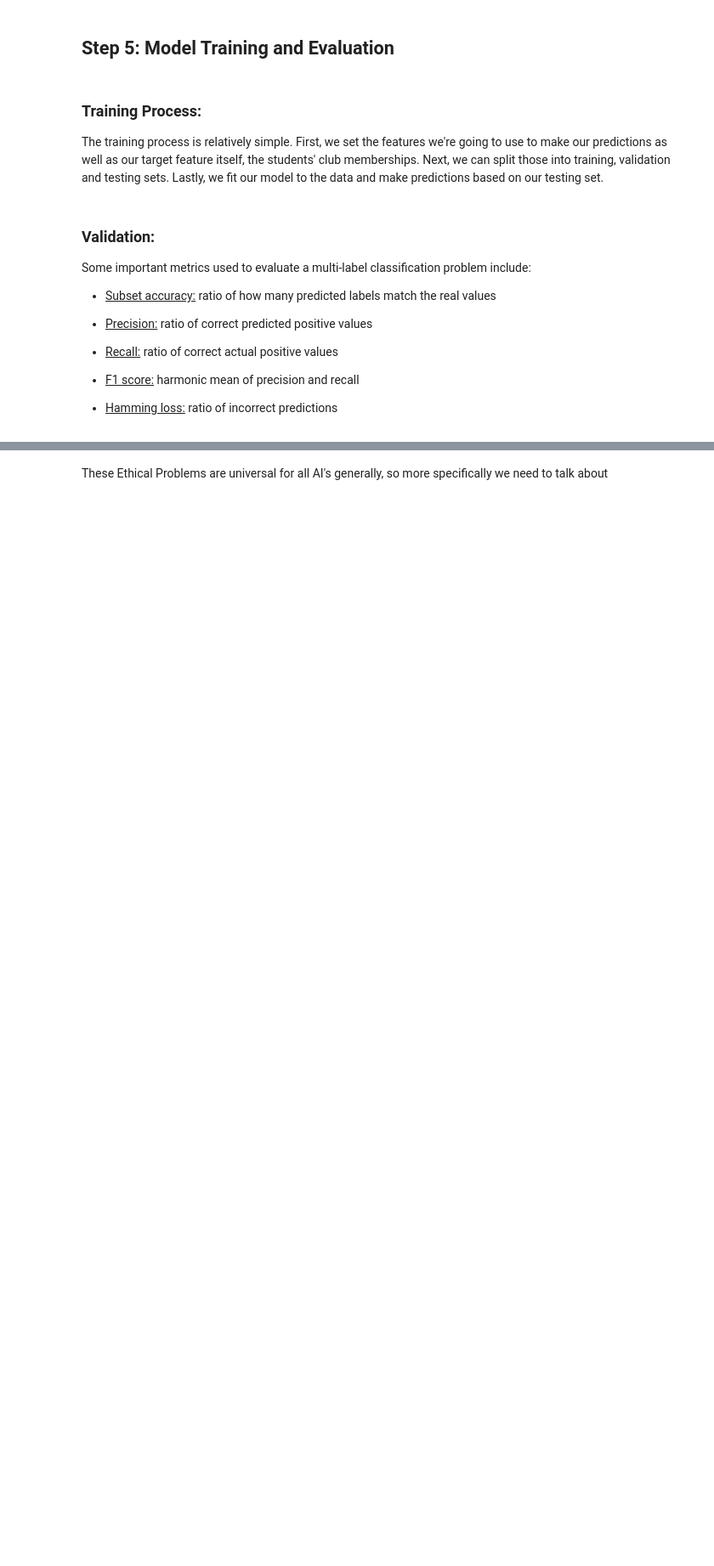
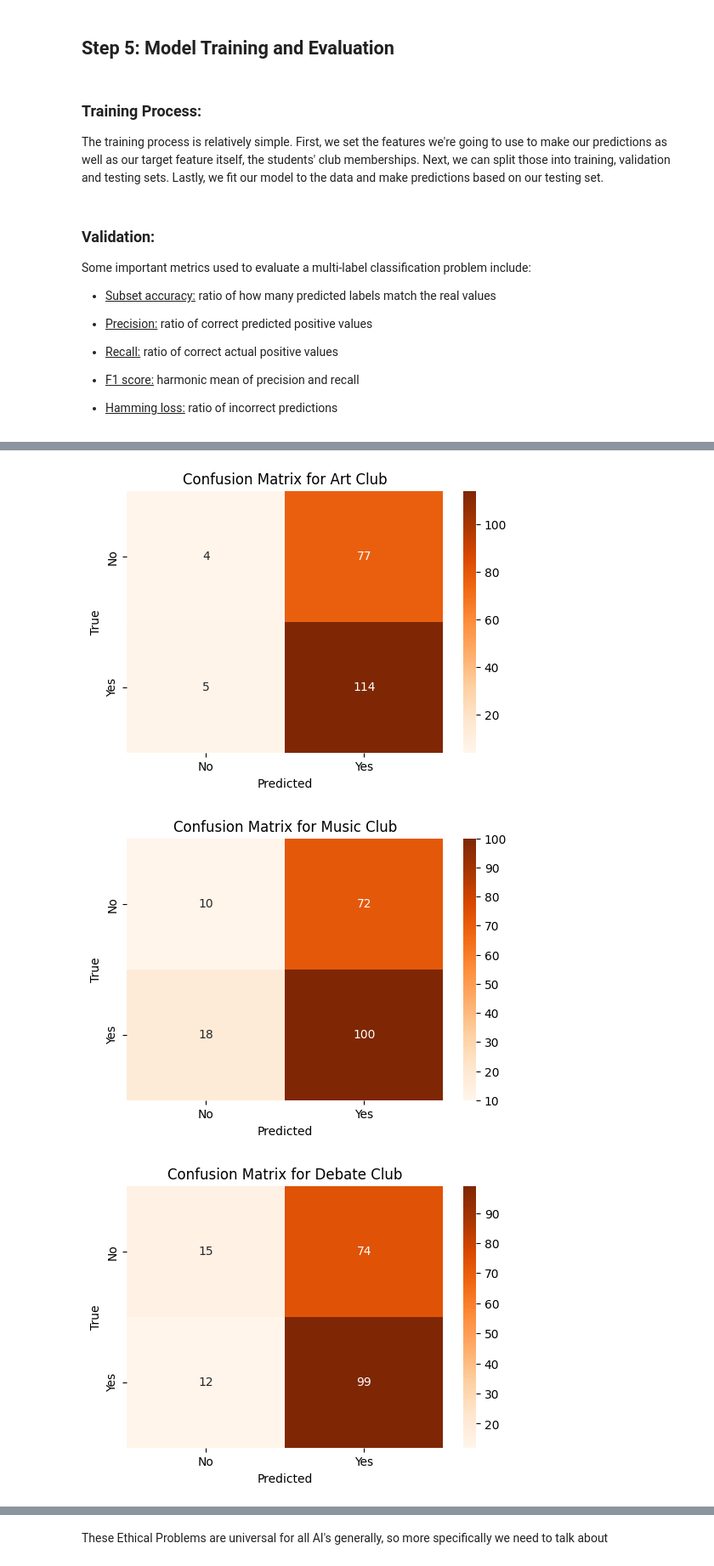
Before and after one commit to noahvezina26/student-clubs-ml, a Jupyter notebook: project.ipynb, the cells around one changed output, grey strips where cells are left out. Shown at 85% size. Drawn from its saved outputs; the diff is of its cells as text; code cells hidden in the pictures; blank space fills up the shorter version.

```diff
--- a/project.ipynb
+++ b/project.ipynb
@@ -454,11 +456,12 @@ X = df[[feature for feature in df.columns if feature not in target.columns]]
 
 y = target
 
+model = MultiOutputClassifier(RandomForestClassifier())
+
 X_train_val, X_test, y_train_val, y_test = train_test_split(X, y, test_size=0.2, random_state=0)
 
 X_train, X_val, y_train, y_val = train_test_split(X_train_val, y_train_val, test_size=0.25, random_state=0)
 
-model = MultiOutputClassifier(RandomForestClassifier(), n_jobs=-1)
 model.fit(X_train, y_train)
 
 y_pred = model.predict(X_val)
@@ -528,0 +554,19 @@ At a glance, our model performed rather poorly. One of the key metrics we must c
+# %%
+subset_accuracy = accuracy_score(y_test, y_pred)
+print(f"Subset Accuracy (Exact Match Ratio): {subset_accuracy:.4f}")
+
+precision, recall, f1, _ = precision_recall_fscore_support(np.array(y_test), y_pred, average='macro')
+print(f"Macro-average Precision: {precision:.4f}")
+print(f"Macro-average Recall: {recall:.4f}")
+print(f"Macro-average F1 Score: {f1:.4f}")
+
+hamming = hamming_loss(y_test, y_pred)
+print(f"\nHamming Loss: {hamming:.4f}")
+
+labels = ["Art Club", "Music Club", "Debate Club", "Sports Team", "Volunteer Group", "Coding Club"]
+precision, recall, f1, support = precision_recall_fscore_support(y_test, y_pred, average=None)
+for i, label in enumerate(mlb.classes_):
+    print(f"\nLabel: {label}")
+    print(f"  Precision: {precision[i]:.4f}")
+    print(f"  Recall: {recall[i]:.4f}")
+    print(f"  F1 Score: {f1[i]:.4f}")
@@ -528,0 +593,16 @@ At a glance, our model performed rather poorly. One of the key metrics we must c
+# %%
+from sklearn.metrics import  multilabel_confusion_matrix
+
+matrices = multilabel_confusion_matrix(y_test, y_pred)
+
+for i, matrix in enumerate(matrices):
+    plt.figure(figsize=(6, 4))
+    sns.heatmap(matrix, annot=True, fmt="d", cmap="Oranges", xticklabels=["No", "Yes"], yticklabels=["No", "Yes"])
+    plt.title(f"Confusion Matrix for {labels[i]}")
+    plt.xlabel("Predicted")
+    plt.ylabel("True")
+    plt.show()
+# %% [output]
+[figure, added]
+[figure, added]
+[figure, added]
```
Also changed, not shown: parts of 14 cells of this notebook.
